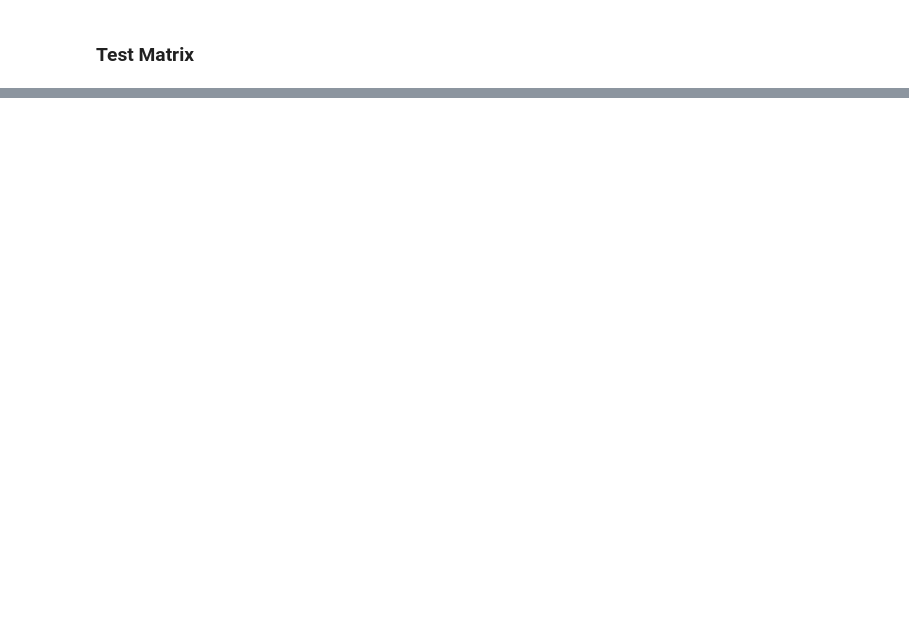
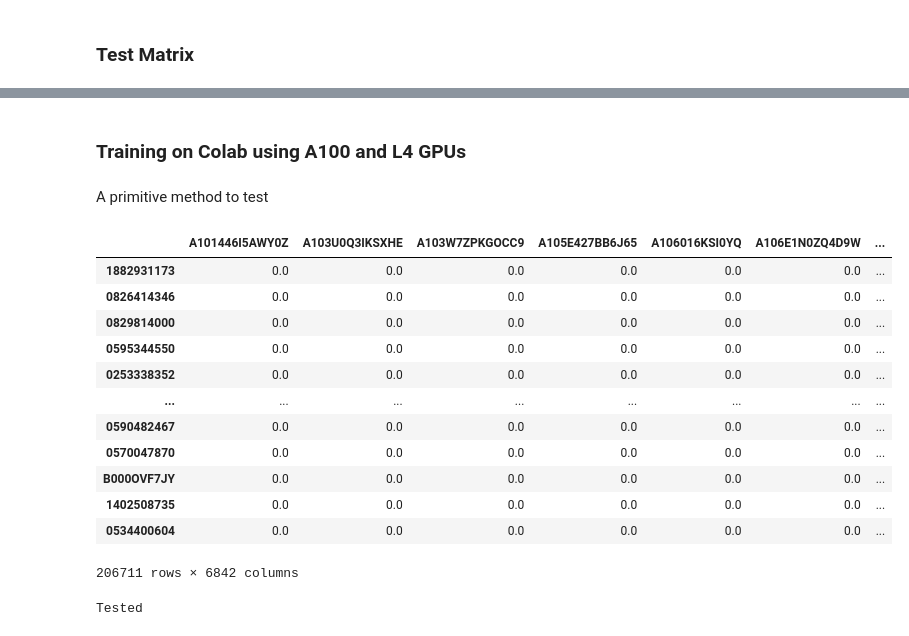
Before and after one commit to jinks145/pj_fireteam-108c, a Jupyter notebook: autoencoder.ipynb, the cells around one changed output, grey strips where cells are left out. Cells and saved outputs as stored; diff of their text form; code cells hidden in the pictures; blank space fills up the shorter version.

```diff
--- a/autoencoder.ipynb
+++ b/autoencoder.ipynb
@@ -121,2 +147,6 @@ device = 'cuda:0' if torch.cuda.is_available() else 'cpu'
+# %% [markdown]
+### Training on Colab using A100 and L4 GPUs
 # %%
 model = None
+# %% [markdown]
+A primitive method to test
@@ -123,10 +155,28 @@ model = None
 # %%
-user_ratings = pd.read_csv('matrix.csv.gzip', compression='gzip', index_col=0)
+user_ratings = pd.read_csv('full_matrix.csv.gzip', compression='gzip', index_col=0)
 user_ratings.notna().count().sum()
 user_ratings = user_ratings.fillna(0)
+# %%
+user_ratings
+# %% [output]
+|  | A101446I5AWY0Z | A103U0Q3IKSXHE | A103W7ZPKGOCC9 | A105E427BB6J65 | A106016KSI0YQ | A106E1N0ZQ4D9W | ... |
+| 1882931173 | 0.0 | 0.0 | 0.0 | 0.0 | 0.0 | 0.0 | ... |
+| 0826414346 | 0.0 | 0.0 | 0.0 | 0.0 | 0.0 | 0.0 | ... |
+| 0829814000 | 0.0 | 0.0 | 0.0 | 0.0 | 0.0 | 0.0 | ... |
+| 0595344550 | 0.0 | 0.0 | 0.0 | 0.0 | 0.0 | 0.0 | ... |
+| 0253338352 | 0.0 | 0.0 | 0.0 | 0.0 | 0.0 | 0.0 | ... |
+| ... | ... | ... | ... | ... | ... | ... | ... |
+| 0590482467 | 0.0 | 0.0 | 0.0 | 0.0 | 0.0 | 0.0 | ... |
+| 0570047870 | 0.0 | 0.0 | 0.0 | 0.0 | 0.0 | 0.0 | ... |
+| B000OVF7JY | 0.0 | 0.0 | 0.0 | 0.0 | 0.0 | 0.0 | ... |
+| 1402508735 | 0.0 | 0.0 | 0.0 | 0.0 | 0.0 | 0.0 | ... |
+| 0534400604 | 0.0 | 0.0 | 0.0 | 0.0 | 0.0 | 0.0 | ... |
+206711 rows × 6842 columns
 # %%
 import os
-if os.path.exists('amazon_model_weights.pt') and os.path.exists('amazon_model.pt'):
+if tested:
+	print('Tested')
+elif os.path.exists('amazon_model_weights.pt') and os.path.exists('amazon_model.pt'):
 	model = torch.load('amazon_model.pt')
 	model.load_state_dict(torch.load('amazon_model_weights.pt'))
 else:
@@ -136,4 +186,6 @@ else:
 	batches = DataLoader(train, batch_size=batch_size, shuffle=True)
 	model = AutoEncoder(50, 10)
 	model.fit(batches, 1000, 0.0001, 0.0001, 10)
+# %% [output]
+Tested
 # %%
```
Also changed, not shown: parts of 26 cells of this notebook, 1 other file.
